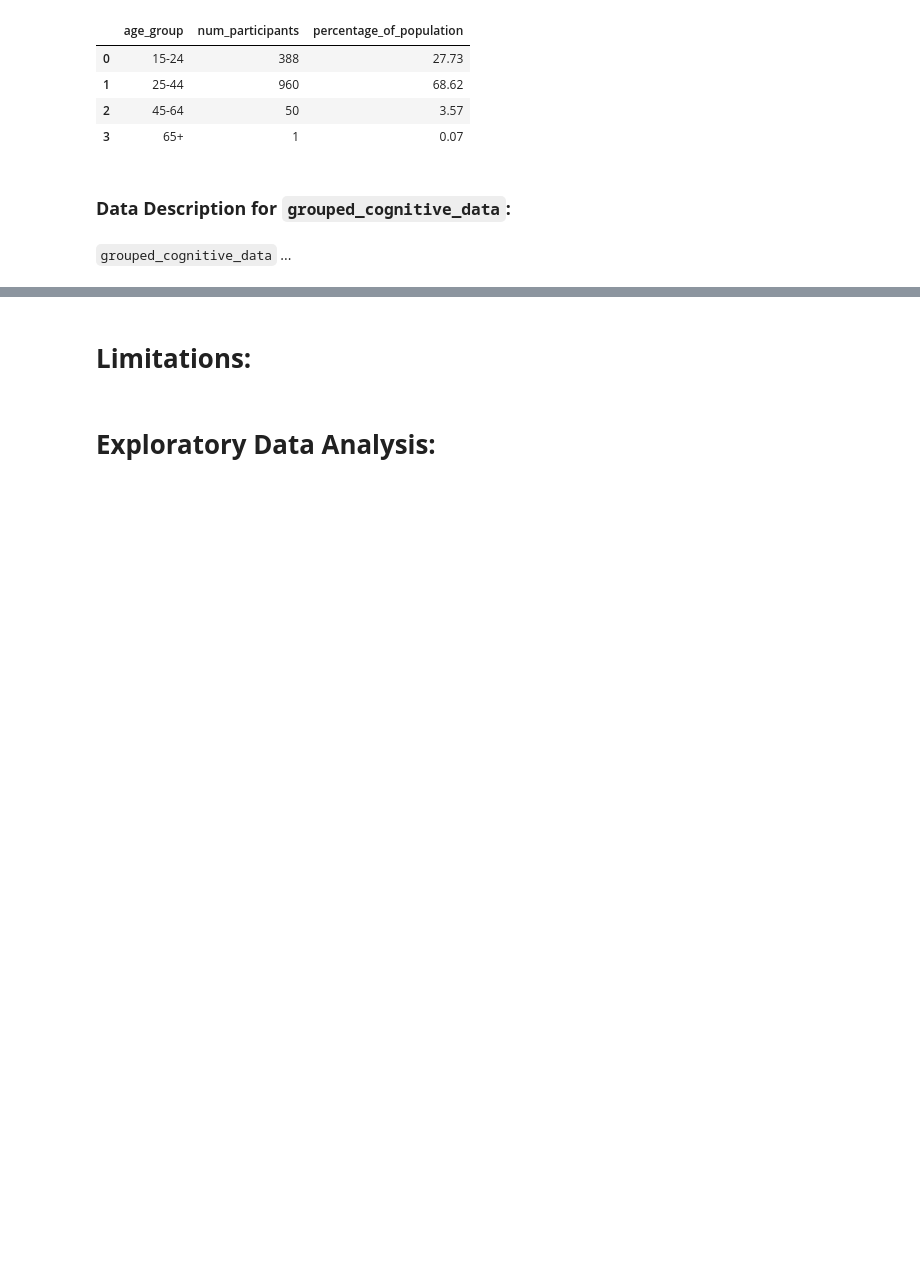
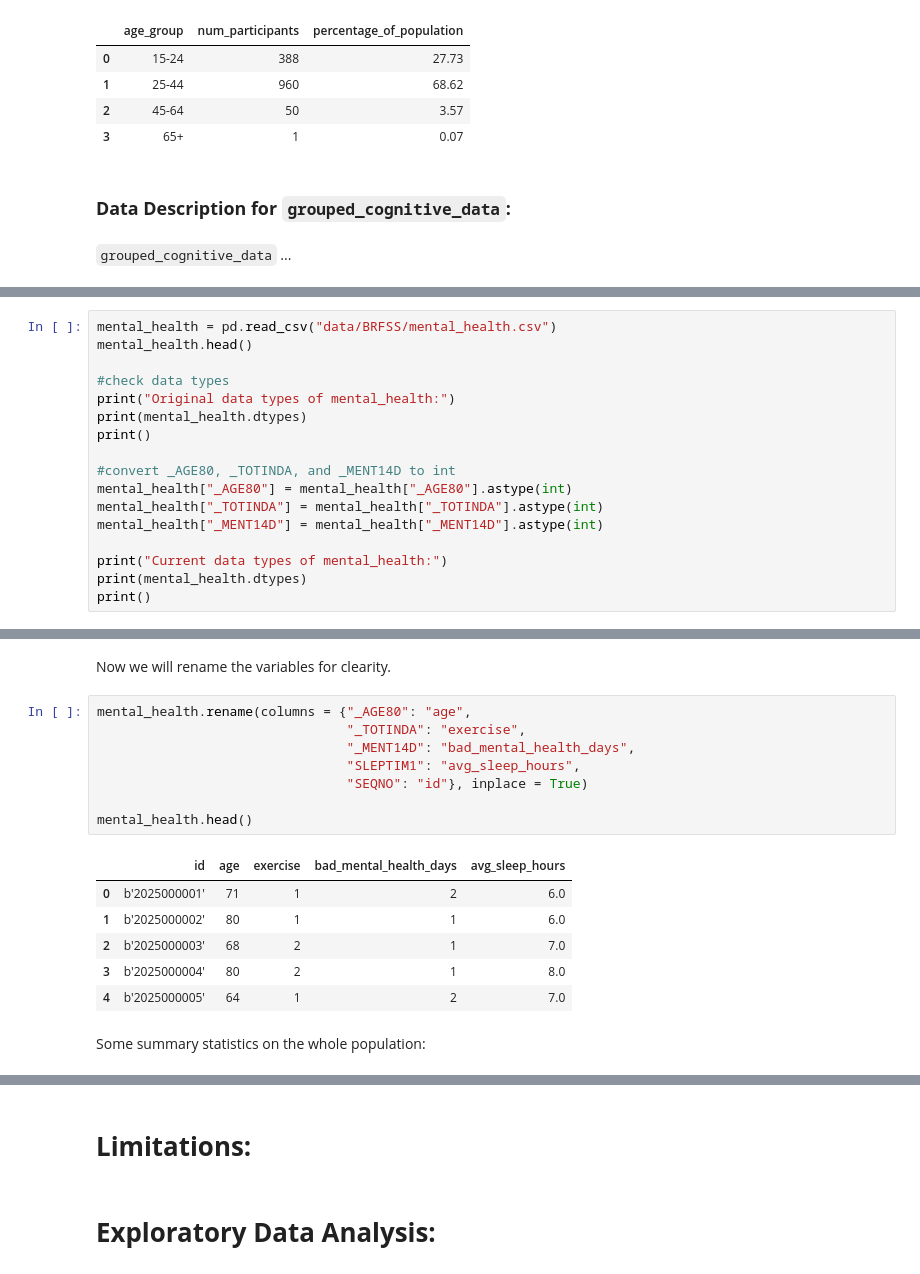
Before and after one commit to rem388/DataScienceProject, a Jupyter notebook: Phase2.ipynb, the cells around one changed output, grey strips where cells are left out. Drawn from its saved outputs; the diff is of its cells as text; blank space fills up the shorter version.

Commit message:
started cleaning mental_health

```diff
--- a/Phase2.ipynb
+++ b/Phase2.ipynb
@@ -336,0 +359,17 @@ age_dist_cognitive_data.head()
+# %%
+mental_health = pd.read_csv("data/BRFSS/mental_health.csv")
+mental_health.head()
+
+#check data types
+print("Original data types of mental_health:")
+print(mental_health.dtypes)
+print()
+
+#convert _AGE80, _TOTINDA, and _MENT14D to int
+mental_health["_AGE80"] = mental_health["_AGE80"].astype(int)
+mental_health["_TOTINDA"] = mental_health["_TOTINDA"].astype(int)
+mental_health["_MENT14D"] = mental_health["_MENT14D"].astype(int)
+
+print("Current data types of mental_health:")
+print(mental_health.dtypes)
+print()
@@ -336,0 +392,19 @@ age_dist_cognitive_data.head()
+# %% [markdown]
+Now we will rename the variables for clearity.
+# %%
+mental_health.rename(columns = {"_AGE80": "age",
+                                "_TOTINDA": "exercise",
+                                "_MENT14D": "bad_mental_health_days",
+                                "SLEPTIM1": "avg_sleep_hours",
+                                "SEQNO": "id"}, inplace = True)
+
+mental_health.head()
+# %% [output]
+|  | id | age | exercise | bad_mental_health_days | avg_sleep_hours |
+| 0 | b'2025000001' | 71 | 1 | 2 | 6.0 |
+| 1 | b'2025000002' | 80 | 1 | 1 | 6.0 |
+| 2 | b'2025000003' | 68 | 2 | 1 | 7.0 |
+| 3 | b'2025000004' | 80 | 2 | 1 | 8.0 |
+| 4 | b'2025000005' | 64 | 1 | 2 | 7.0 |
+# %% [markdown]
+Some summary statistics on the whole population:
```
Also changed, not shown: parts of 5 cells of this notebook, 1 other file.
